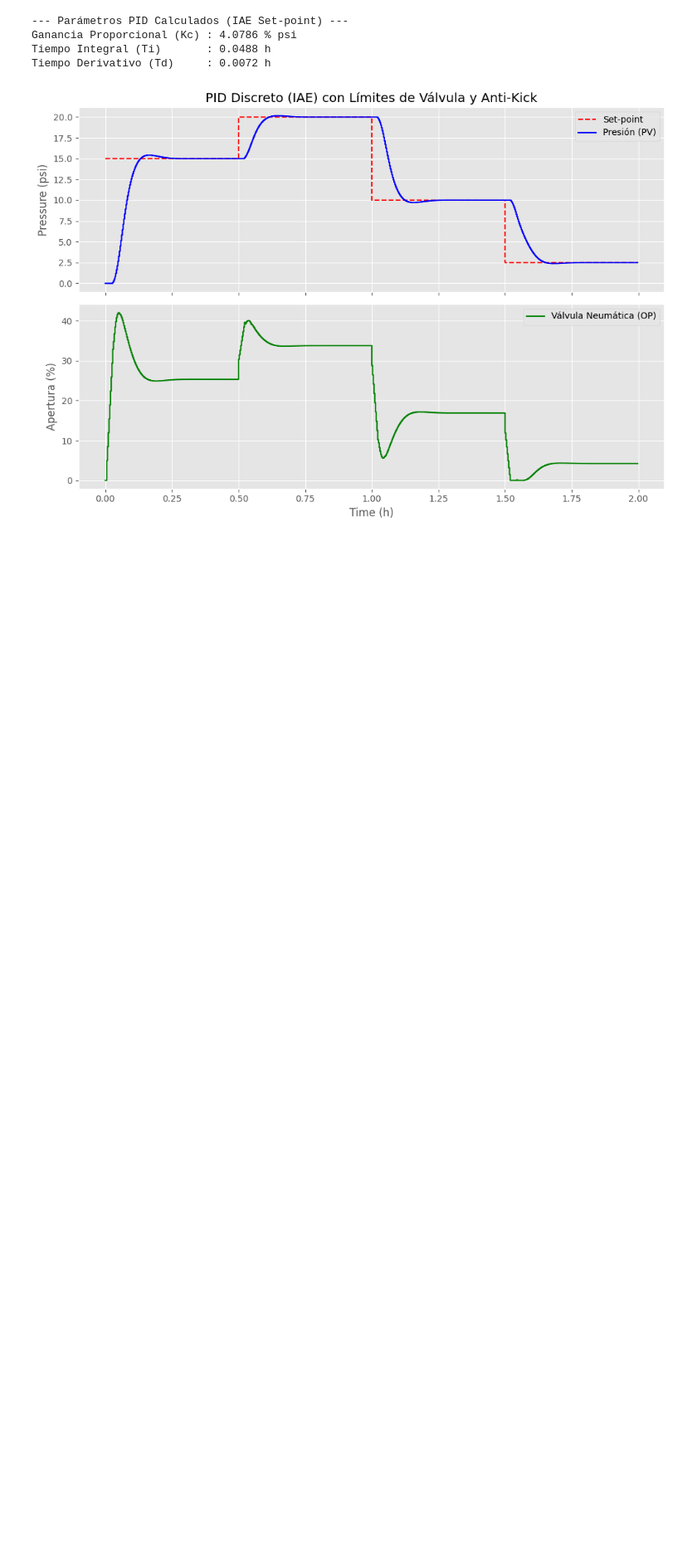
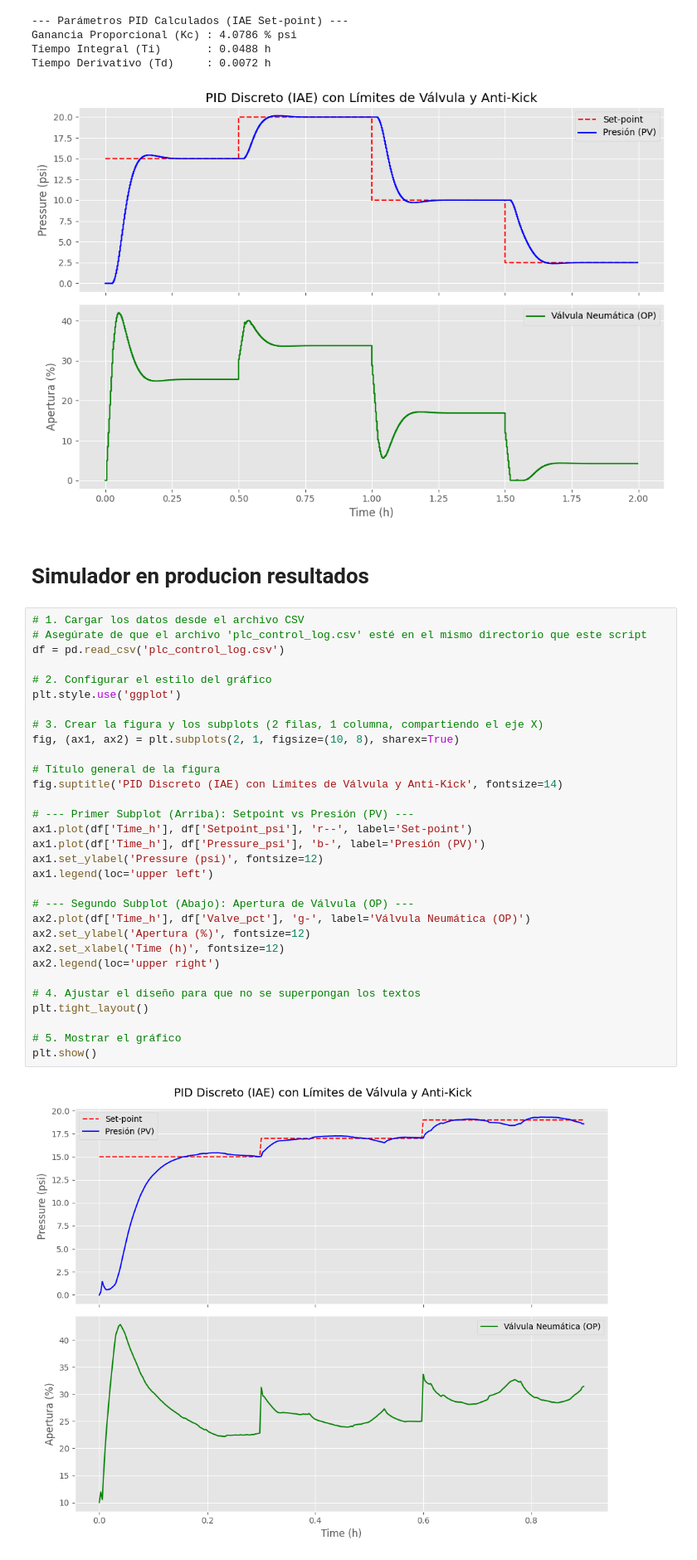
Before and after one commit to fibanezes009/ControladorPresion, a Jupyter notebook: Dev_notebooks/AjusteFT_PID.ipynb, the cells around one changed output. Shown at 83% size. Cells and saved outputs as stored; diff of their text form; blank space fills up the shorter version.

```diff
--- a/Dev_notebooks/AjusteFT_PID.ipynb
+++ b/Dev_notebooks/AjusteFT_PID.ipynb
@@ -253,3 +253,38 @@ Ganancia Proporcional (Kc) : 4.0786 % psi
 Tiempo Integral (Ti)       : 0.0488 h
 Tiempo Derivativo (Td)     : 0.0072 h
 [figure]
+# %% [markdown]
+# Simulador en producion resultados
+# %%
+# 1. Cargar los datos desde el archivo CSV
+# Asegúrate de que el archivo 'plc_control_log.csv' esté en el mismo directorio que este script
+df = pd.read_csv('plc_control_log.csv')
+
+# 2. Configurar el estilo del gráfico
+plt.style.use('ggplot')
+
+# 3. Crear la figura y los subplots (2 filas, 1 columna, compartiendo el eje X)
+fig, (ax1, ax2) = plt.subplots(2, 1, figsize=(10, 8), sharex=True)
+
+# Título general de la figura
+fig.suptitle('PID Discreto (IAE) con Límites de Válvula y Anti-Kick', fontsize=14)
+
+# --- Primer Subplot (Arriba): Setpoint vs Presión (PV) ---
+ax1.plot(df['Time_h'], df['Setpoint_psi'], 'r--', label='Set-point')
+ax1.plot(df['Time_h'], df['Pressure_psi'], 'b-', label='Presión (PV)')
+ax1.set_ylabel('Pressure (psi)', fontsize=12)
+ax1.legend(loc='upper left')
+
+# --- Segundo Subplot (Abajo): Apertura de Válvula (OP) ---
+ax2.plot(df['Time_h'], df['Valve_pct'], 'g-', label='Válvula Neumática (OP)')
+ax2.set_ylabel('Apertura (%)', fontsize=12)
+ax2.set_xlabel('Time (h)', fontsize=12)
+ax2.legend(loc='upper right')
+
+# 4. Ajustar el diseño para que no se superpongan los textos
+plt.tight_layout()
+
+# 5. Mostrar el gráfico
+plt.show()
+# %% [output]
+[figure, added]
```
Also changed, not shown: 2 other files.
